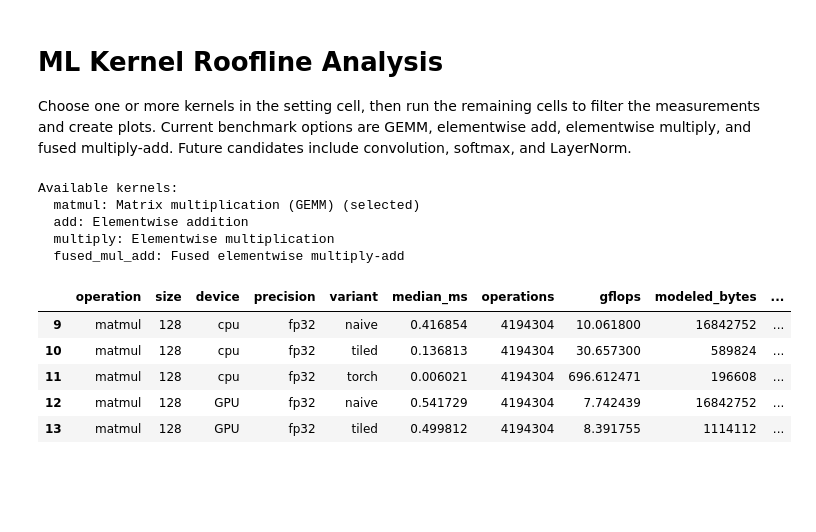
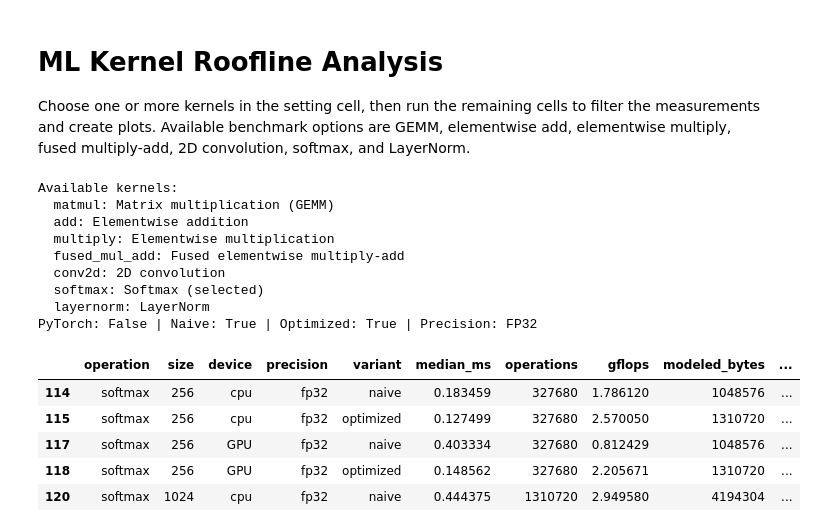
Before and after one commit to ahmedazhar2299/ml-kernel-roofline, a Jupyter notebook: notebooks/roofline_analysis.ipynb, the cells around one changed output. Saved outputs shown, nothing was run; the diff lists cells and outputs as text; code cells hidden in the pictures; blank space fills up the shorter version.

```diff
--- a/notebooks/roofline_analysis.ipynb
+++ b/notebooks/roofline_analysis.ipynb
@@ -1,7 +1,7 @@
 # %% [markdown]
 # ML Kernel Roofline Analysis
 
-Choose one or more kernels in the setting cell, then run the remaining cells to filter the measurements and create plots. Current benchmark options are GEMM, elementwise add, elementwise multiply, and fused multiply-add. Future candidates include convolution, softmax, and LayerNorm.
+Choose one or more kernels in the setting cell, then run the remaining cells to filter the measurements and create plots. Available benchmark options are GEMM, elementwise add, elementwise multiply, fused multiply-add, 2D convolution, softmax, and LayerNorm.
 # %%
 # Select one or more operation IDs. Use ["all"] to plot every operation in the CSV.
 KERNEL_OPTIONS = {
@@ -9,9 +9,14 @@ KERNEL_OPTIONS = {
     'add': 'Elementwise addition',
     'multiply': 'Elementwise multiplication',
     'fused_mul_add': 'Fused elementwise multiply-add',
+    'conv2d': '2D convolution',
+    'softmax': 'Softmax',
+    'layernorm': 'LayerNorm',
 }
-SELECTED_KERNELS = ['matmul']
-
+SELECTED_KERNELS = ['softmax']
+SHOW_PYTORCH = True  # Set True to include PyTorch reference measurements.
+SHOW_NAIVE = True
+SHOW_OPTIMIZED = True  # Set False to hide optimized custom kernels.
 unknown = set(SELECTED_KERNELS) - {'all'} - set(KERNEL_OPTIONS)
 if unknown:
     raise ValueError(f'Unknown kernel IDs: {sorted(unknown)}')
@@ -19,40 +24,69 @@ print('Available kernels:')
 for kernel_id, description in KERNEL_OPTIONS.items():
     selected = ' (selected)' if 'all' in SELECTED_KERNELS or kernel_id in SELECTED_KERNELS else ''
     print(f'  {kernel_id}: {description}{selected}')
+print(f'PyTorch: {SHOW_PYTORCH} | Naive: {SHOW_NAIVE} | Optimized: {SHOW_OPTIMIZED} | Precision: FP32')
 # %% [output]
 Available kernels:
-  matmul: Matrix multiplication (GEMM) (selected)
+  matmul: Matrix multiplication (GEMM)
   add: Elementwise addition
   multiply: Elementwise multiplication
   fused_mul_add: Fused elementwise multiply-add
+  conv2d: 2D convolution
+  softmax: Softmax (selected)
+  layernorm: LayerNorm
+PyTorch: False | Naive: True | Optimized: True | Precision: FP32
 # %%
 from pathlib import Path
 import math
 import pandas as pd
 import matplotlib.pyplot as plt
 
 csv_path = Path('../results/optimization_comparison.csv')
-all_df = pd.read_csv(csv_path)
+source_df = pd.read_csv(csv_path)
+available_operations = set(source_df['operation'].unique())
+all_df = source_df.copy()
+if not SHOW_PYTORCH:
+    all_df = all_df[~all_df['variant'].isin(['torch', 'torch_eager'])].copy()
+if not SHOW_NAIVE:
+    all_df = all_df[all_df['variant'] != 'naive'].copy()
+if not SHOW_OPTIMIZED:
+    all_df = all_df[all_df['variant'] != 'optimized'].copy()
+if all_df.empty:
+    raise ValueError('No measurements remain. Enable at least one implementation group.')
 if 'all' in SELECTED_KERNELS:
-    selected = set(all_df['operation'].unique())
+    selected = available_operations
 else:
     selected = set(SELECTED_KERNELS)
 missing = selected - set(all_df['operation'].unique())
 if missing:
-    print(f'No measurements loaded for: {sorted(missing)}. Re-run run_benchmarks.py with those operation IDs and output to results/optimization_comparison.csv.')
+    print(
+        f'No measurements for {sorted(missing)}. '
+        f'Operations present in the CSV: {sorted(available_operations)}.'
+    )
 df = all_df[all_df['operation'].isin(selected)].copy()
 if df.empty:
-    raise ValueError('None of the selected kernels have measurements in the loaded CSV.')
+    raise ValueError('No measurements match the selected kernels and notebook settings.')
 display_df = df.copy()
 display_df['device'] = display_df['device'].replace({'mps': 'GPU'})
+
+# Roofline GEMM intensity uses compulsory tensor traffic: read A and B, write C.
+# Per-kernel modeled loads count cache reuse as DRAM traffic and can place valid
+# GPU results above the bandwidth roof. Keep the original metric for other plots.
+bytes_per_element = 4
+matmul_mask = df['operation'] == 'matmul'
+df['roofline_arithmetic_intensity'] = df['arithmetic_intensity']
+df.loc[matmul_mask, 'roofline_arithmetic_intensity'] = (
+    df.loc[matmul_mask, 'operations'] /
+    (3 * df.loc[matmul_mask, 'size'] ** 2 * bytes_per_element)
+)
 display_df.head()
 # %% [output]
 |  | operation | size | device | precision | variant | median_ms | operations | gflops | modeled_bytes | ... |
-| 9 | matmul | 128 | cpu | fp32 | naive | 0.416854 | 4194304 | 10.061800 | 16842752 | ... |
-| 10 | matmul | 128 | cpu | fp32 | tiled | 0.136813 | 4194304 | 30.657300 | 589824 | ... |
-| 11 | matmul | 128 | cpu | fp32 | torch | 0.006021 | 4194304 | 696.612471 | 196608 | ... |
-| 12 | matmul | 128 | GPU | fp32 | naive | 0.541729 | 4194304 | 7.742439 | 16842752 | ... |
-| 13 | matmul | 128 | GPU | fp32 | tiled | 0.499812 | 4194304 | 8.391755 | 1114112 | ... |
+| 114 | softmax | 256 | cpu | fp32 | naive | 0.183459 | 327680 | 1.786120 | 1048576 | ... |
+| 115 | softmax | 256 | cpu | fp32 | optimized | 0.127499 | 327680 | 2.570050 | 1310720 | ... |
+| 117 | softmax | 256 | GPU | fp32 | naive | 0.403334 | 327680 | 0.812429 | 1048576 | ... |
+| 118 | softmax | 256 | GPU | fp32 | optimized | 0.148562 | 327680 | 2.205671 | 1310720 | ... |
+| 120 | softmax | 1024 | cpu | fp32 | naive | 0.444375 | 1310720 | 2.949580 | 4194304 | ... |
 # %%
 # Latency and throughput versus problem size. Matmul size is N for NxN @ NxN;
 # elementwise size is the number of elements.
```
Also changed, not shown: parts of 3 cells of this notebook, 8 other files.
